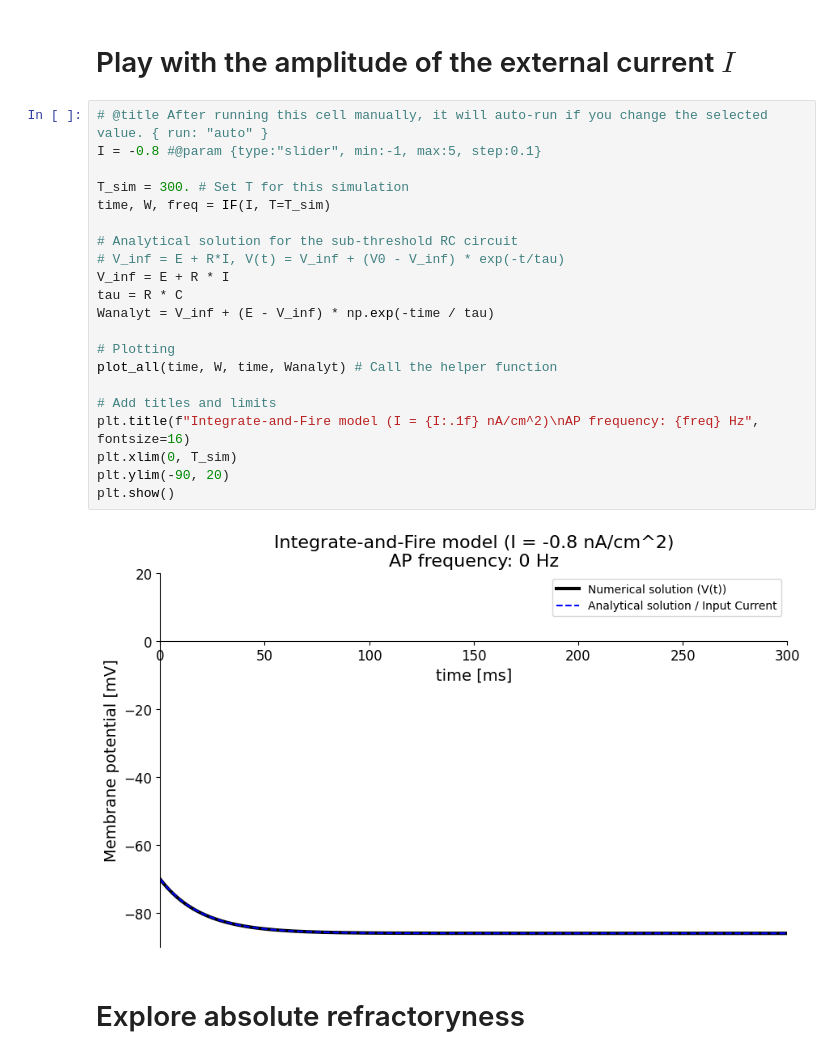
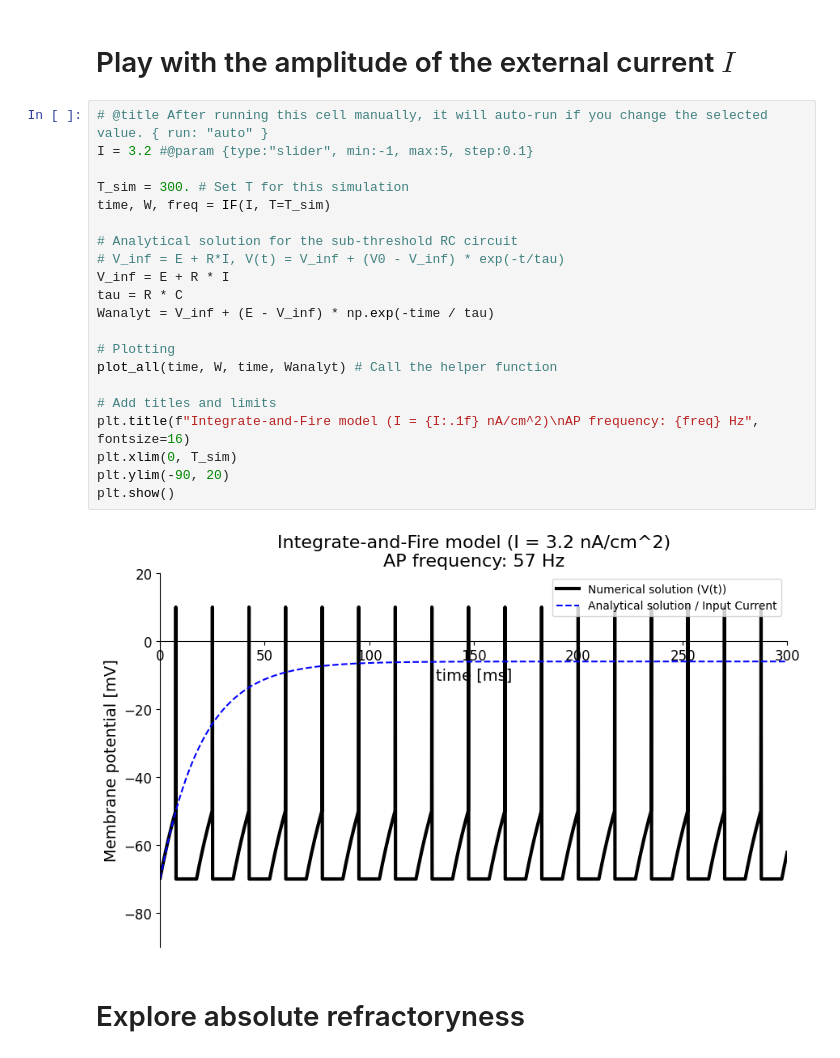
Before and after one commit to mgiugliano/ModellingNeuralSystems, a Jupyter notebook: notebooks/IF.ipynb, the cells around one changed output. Drawn from its saved outputs; the diff is of its cells as text.

```diff
--- a/notebooks/IF.ipynb
+++ b/notebooks/IF.ipynb
@@ -129,27 +129,27 @@ def plot_all(xa, ya, xb, yb):
 # Play with the amplitude of the external current $I$
 # %%
 # @title After running this cell manually, it will auto-run if you change the selected value. { run: "auto" }
-I = -0.8 #@param {type:"slider", min:-1, max:5, step:0.1}
+I = 3.2 #@param {type:"slider", min:-1, max:5, step:0.1}
 
 T_sim = 300. # Set T for this simulation
 time, W, freq = IF(I, T=T_sim)
 
 # Analytical solution for the sub-threshold RC circuit
 # V_inf = E + R*I, V(t) = V_inf + (V0 - V_inf) * exp(-t/tau)
 V_inf = E + R * I
 tau = R * C
 Wanalyt = V_inf + (E - V_inf) * np.exp(-time / tau)
 
 # Plotting
 plot_all(time, W, time, Wanalyt) # Call the helper function
 
 # Add titles and limits
 plt.title(f"Integrate-and-Fire model (I = {I:.1f} nA/cm^2)\nAP frequency: {freq} Hz", fontsize=16)
 plt.xlim(0, T_sim)
 plt.ylim(-90, 20)
 plt.show()
 # %% [output]
-[figure, old version]
+[figure, new version]
 # %% [markdown]
 # Explore absolute refractoryness
 # %%
```
Also changed, not shown: parts of 2 cells of this notebook.
